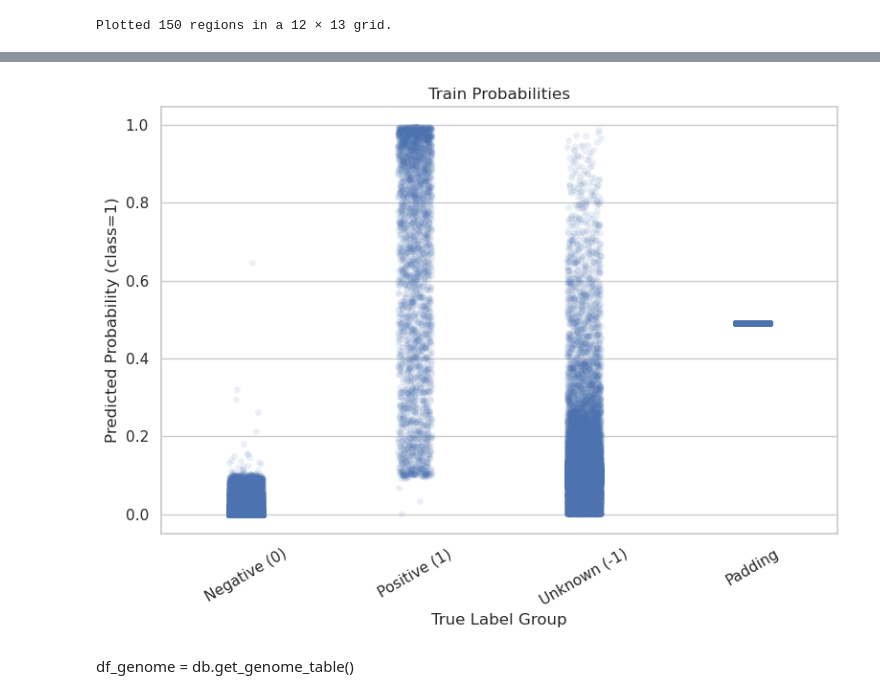
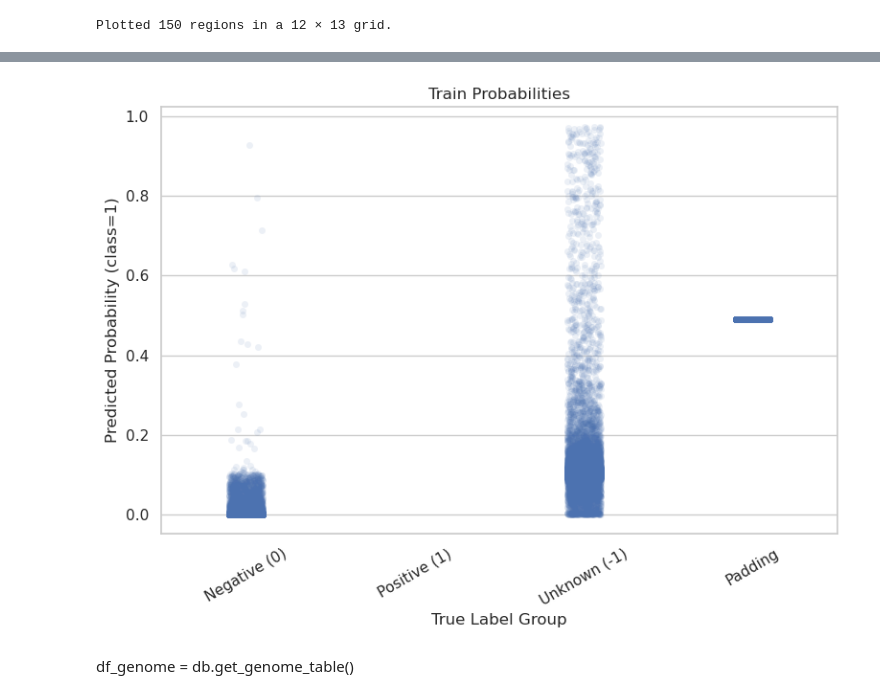
Before and after one commit to khoa-yelo/prophage, a Jupyter notebook: notebooks/Prophage.ipynb, the cells around one changed output, grey strips where cells are left out. Cells and saved outputs as stored; diff of their text form; code cells hidden in the pictures.

```diff
--- a/notebooks/Prophage.ipynb
+++ b/notebooks/Prophage.ipynb
@@ -1914,9 +1713,9 @@ def plot_probability_boxplots(
     plt.tight_layout()
     plt.show()
 # %%
-plot_probability_boxplots(best_model, train_loader, DEVICE, num_batches=3, title="Train Probabilities")
+plot_probability_boxplots(best_model, test_loader, DEVICE, num_batches=3, title="Train Probabilities")
 # %% [output]
-[figure, old version]
+[figure, new version]
 # %%
 protein_id_species_map = df_genome[["protein_id", "species"]].dropna().set_index("protein_id").to_dict()
 # %%
```
Also changed, not shown: parts of 27 cells of this notebook.
